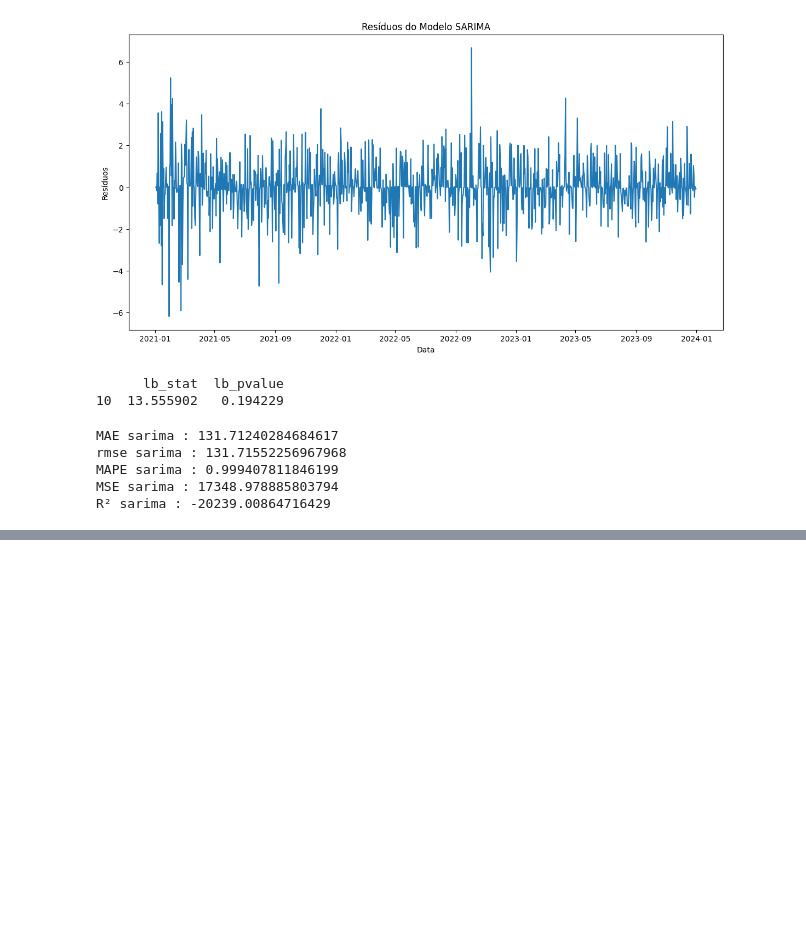
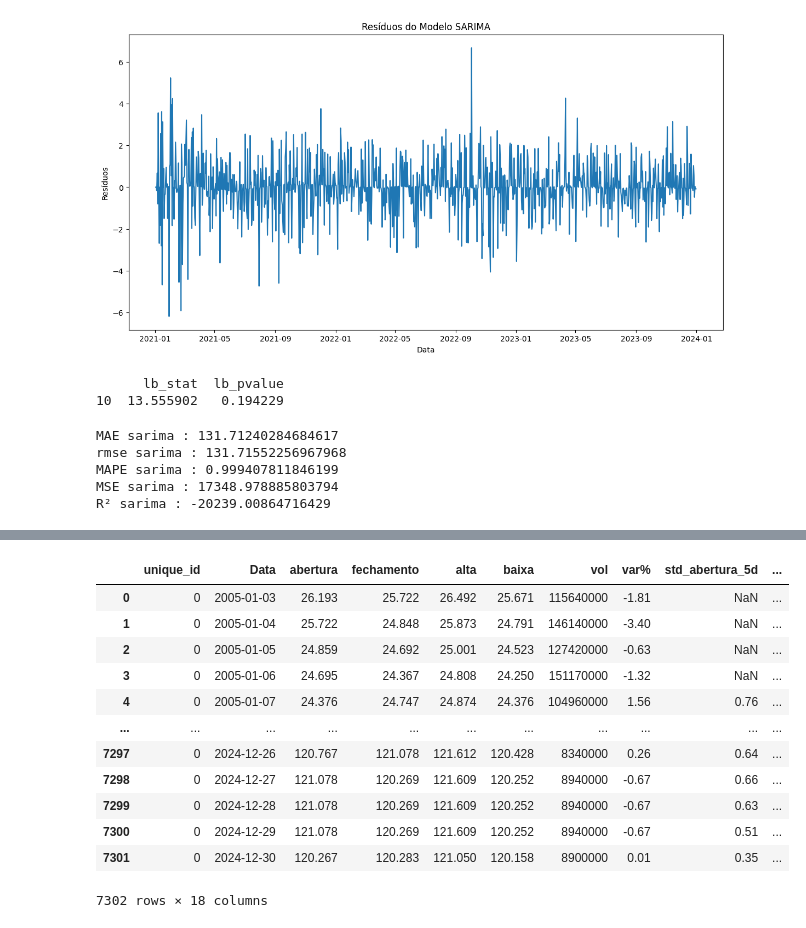
Before and after one commit to jdlmauricio/techalleg_fase_2, a Jupyter notebook: previsao_ibov.ipynb, the cells around one changed output, grey strips where cells are left out. Cells and saved outputs as stored; diff of their text form; code cells hidden in the pictures; blank space fills up the shorter version.

```diff
--- a/previsao_ibov.ipynb
+++ b/previsao_ibov.ipynb
@@ -831,0 +929,36 @@ R² sarima : -20239.00864716429
+# %%
+historico = df_pf.copy()
+
+def rolling_column_std( df, column_name, days,exclude=True ):
+    column_name_hist = "std_%s_%sd" % (column_name, days)
+    df[column_name_hist] = df[column_name].rolling(days).std().round(2)
+    if exclude:
+        df.drop([column_name], axis='columns', inplace=True)
+
+rolling_column_std(historico,'abertura', 5, False)
+rolling_column_std(historico,'fechamento', 5, False)
+rolling_column_std(historico,'vol', 5, False)
+rolling_column_std(historico,'alta', 5, False)
+rolling_column_std(historico,'baixa', 5, False)
+
+rolling_column_std(historico,'abertura', 10, False)
+rolling_column_std(historico,'fechamento', 10, False)
+rolling_column_std(historico,'vol', 10, False)
+rolling_column_std(historico,'alta', 10, False)
+rolling_column_std(historico,'baixa', 10,  False)
+
+historico
+# %% [output]
+|  | unique_id | Data | abertura | fechamento | alta | baixa | vol | var% | std_abertura_5d | ... |
+| 0 | 0 | 2005-01-03 | 26.193 | 25.722 | 26.492 | 25.671 | 115640000 | -1.81 | NaN | ... |
+| 1 | 0 | 2005-01-04 | 25.722 | 24.848 | 25.873 | 24.791 | 146140000 | -3.40 | NaN | ... |
+| 2 | 0 | 2005-01-05 | 24.859 | 24.692 | 25.001 | 24.523 | 127420000 | -0.63 | NaN | ... |
+| 3 | 0 | 2005-01-06 | 24.695 | 24.367 | 24.808 | 24.250 | 151170000 | -1.32 | NaN | ... |
+| 4 | 0 | 2005-01-07 | 24.376 | 24.747 | 24.874 | 24.376 | 104960000 | 1.56 | 0.76 | ... |
+| ... | ... | ... | ... | ... | ... | ... | ... | ... | ... | ... |
+| 7297 | 0 | 2024-12-26 | 120.767 | 121.078 | 121.612 | 120.428 | 8340000 | 0.26 | 0.64 | ... |
+| 7298 | 0 | 2024-12-27 | 121.078 | 120.269 | 121.609 | 120.252 | 8940000 | -0.67 | 0.66 | ... |
+| 7299 | 0 | 2024-12-28 | 121.078 | 120.269 | 121.609 | 120.252 | 8940000 | -0.67 | 0.63 | ... |
+| 7300 | 0 | 2024-12-29 | 121.078 | 120.269 | 121.609 | 120.252 | 8940000 | -0.67 | 0.51 | ... |
+| 7301 | 0 | 2024-12-30 | 120.267 | 120.283 | 121.050 | 120.158 | 8900000 | 0.01 | 0.35 | ... |
+7302 rows × 18 columns
```
Also changed, not shown: parts of 19 cells of this notebook.
